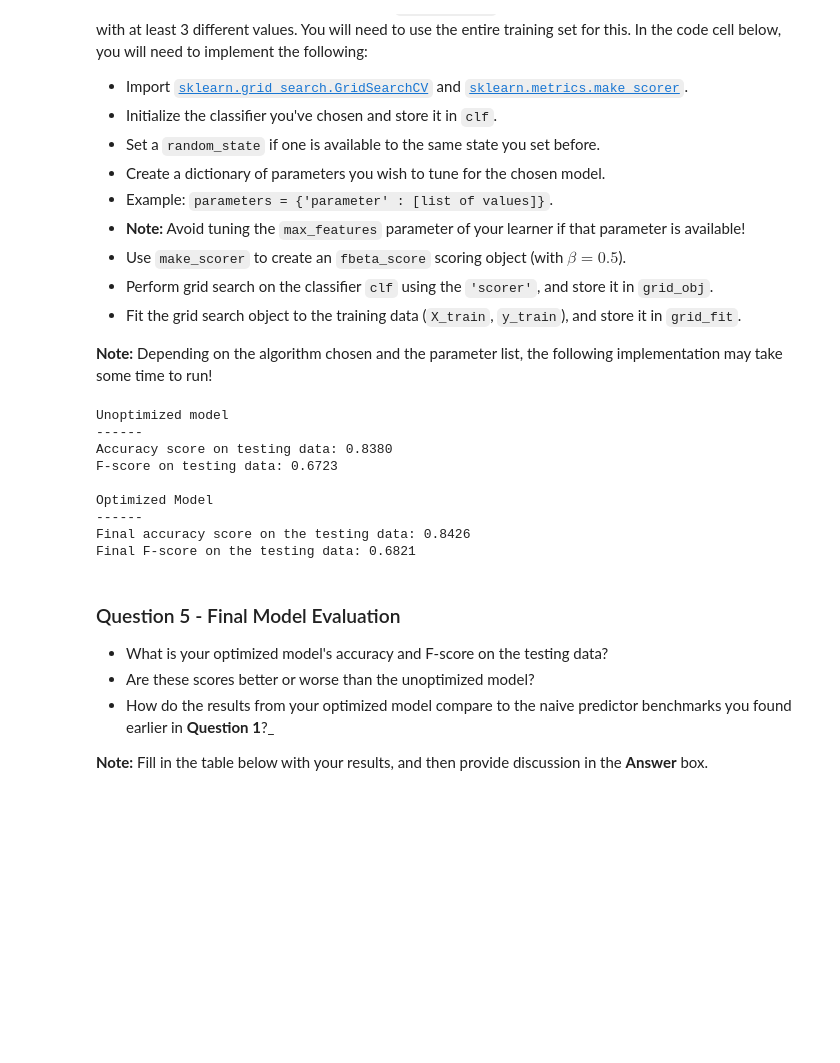
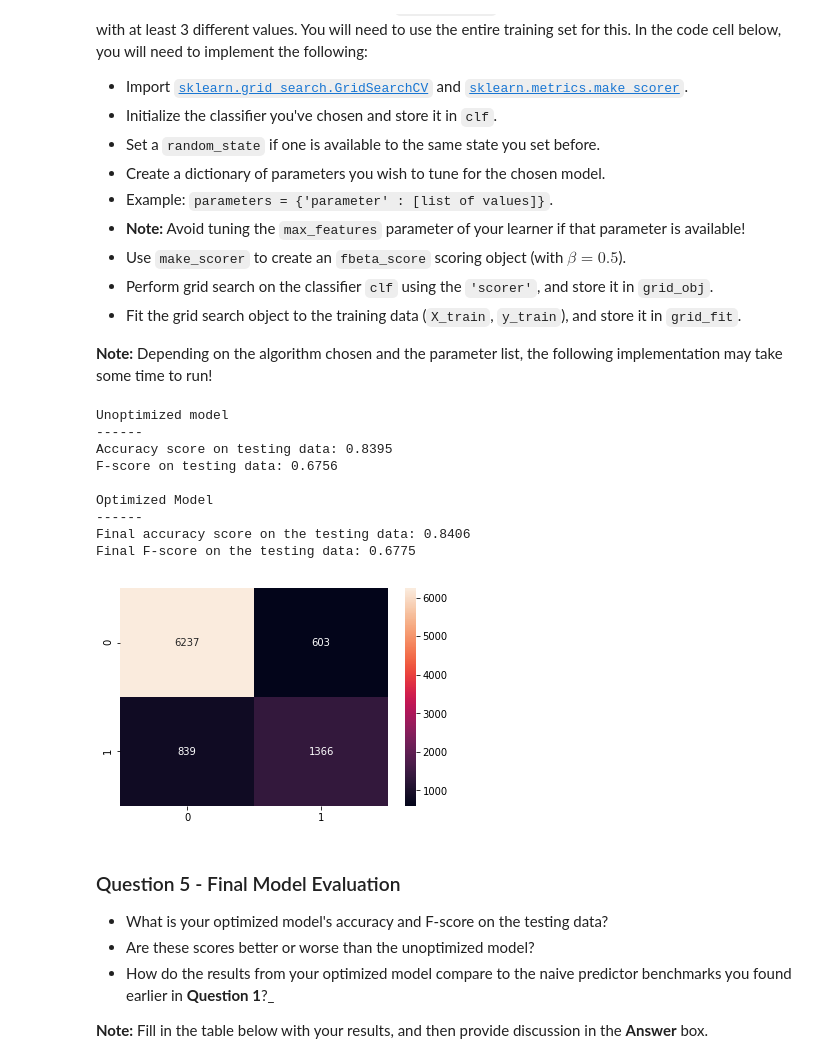
Before and after one commit to shivamriky/ML_practise, a Jupyter notebook: 3. MLND_finding_donors/finding_donors.ipynb, the cells around one changed output. Drawn from its saved outputs; the diff is of its cells as text; code cells hidden in the pictures; blank space fills up the shorter version.

```diff
--- a/3. MLND_finding_donors/finding_donors.ipynb
+++ b/3. MLND_finding_donors/finding_donors.ipynb
@@ -378,7 +391,7 @@ def train_predict(learner, sample_size, X_train, y_train, X_test, y_test):
     end = time() # Get end time
 
     # TODO: Calculate the training time
-    results['train_time'] = start - end
+    results['train_time'] = end -  start
 
     # TODO: Get the predictions on the test set(X_test),
     #       then get predictions on the first 300 training samples(X_train) using .predict()
@@ -388,7 +401,7 @@ def train_predict(learner, sample_size, X_train, y_train, X_test, y_test):
     end = time() # Get end time
 
     # TODO: Calculate the total prediction time
-    results['pred_time'] = start - end
+    results['pred_time'] = end - start
 
     # TODO: Compute accuracy on the first 300 training samples which is y_train[:300]
     results['acc_train'] = accuracy_score(y_train[:300], predictions_train[:300])
@@ -504,9 +517,13 @@ Fine tune the chosen model. Use grid search (`GridSearchCV`) with at least one i
 # %%
 # TODO: Import 'GridSearchCV', 'make_scorer', and any other necessary libraries
 from sklearn.grid_search import GridSearchCV
-from sklearn.metrics import make_scorer
+from sklearn.metrics import make_scorer, accuracy_score
 from math import sqrt
 from sklearn.ensemble import RandomForestClassifier
+from sklearn.metrics import fbeta_score
+from sklearn.metrics import confusion_matrix
+import seaborn as sns
+%matplotlib inline
 
 # TODO: Initin_features=e classifie
 clf = None
@@ -518,47 +535,50 @@ parameters = {'max_features':[n_features-1, int(sqrt(n_features)), int(n_feature
 
 
 # TODO: Make an fbeta_score scoring object using make_scorer()
-scorer = make_scorer(fbeta_score, beta=2)
+scorer = make_scorer(fbeta_score, beta=0.5)
 
-clf=RandomForestClassifier()
+clf=RandomForestClassifier(random_state=42)
 
 # TODO: Perform grid search on the classifier using 'scorer' as the scoring method using GridSearchCV()
-grid_obj = GridSearchCV(clf, parameters)
+grid_obj = GridSearchCV(clf, parameters, scorer)
 '''
 print(X_train.shape)
 c, r = y_train.shape
 
 print(X_train.head(3))
 print(y_train.head(3))
 y_train = y_train.reshape(c,)'''
 # TODO: Fit the grid search object to the training data and find the optimal parameters using fit()
 grid_fit = grid_obj.fit(X_train, y_train['income'])
 
 
 # Get the estimator
 best_clf = grid_fit.best_estimator_
 
 # Make predictions using the unoptimized and model
 predictions = (clf.fit(X_train, y_train)).predict(X_test)
 best_predictions = best_clf.predict(X_test)
 
+sns.heatmap(confusion_matrix(y_test, best_predictions), annot = True, fmt = '')
+
 # Report the before-and-afterscores
 print("Unoptimized model\n------")
 print("Accuracy score on testing data: {:.4f}".format(accuracy_score(y_test, predictions)))
 print("F-score on testing data: {:.4f}".format(fbeta_score(y_test, predictions, beta = 0.5)))
 print("\nOptimized Model\n------")
 print("Final accuracy score on the testing data: {:.4f}".format(accuracy_score(y_test, best_predictions)))
 print("Final F-score on the testing data: {:.4f}".format(fbeta_score(y_test, best_predictions, beta = 0.5)))
 # %% [output]
 Unoptimized model
 ------
-Accuracy score on testing data: 0.8380
-F-score on testing data: 0.6723
+Accuracy score on testing data: 0.8395
+F-score on testing data: 0.6756
 
 Optimized Model
 ------
-Final accuracy score on the testing data: 0.8426
-Final F-score on the testing data: 0.6821
+Final accuracy score on the testing data: 0.8406
+Final F-score on the testing data: 0.6775
+[figure, added]
 # %% [markdown]
 ### Question 5 - Final Model Evaluation
 
```
Also changed, not shown: parts of 4 cells of this notebook, 1 other file.
